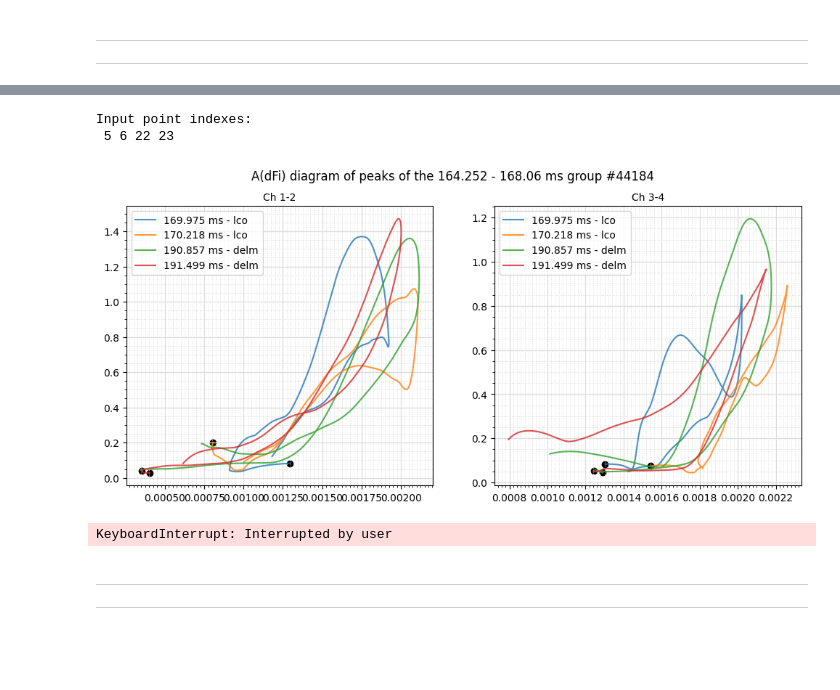
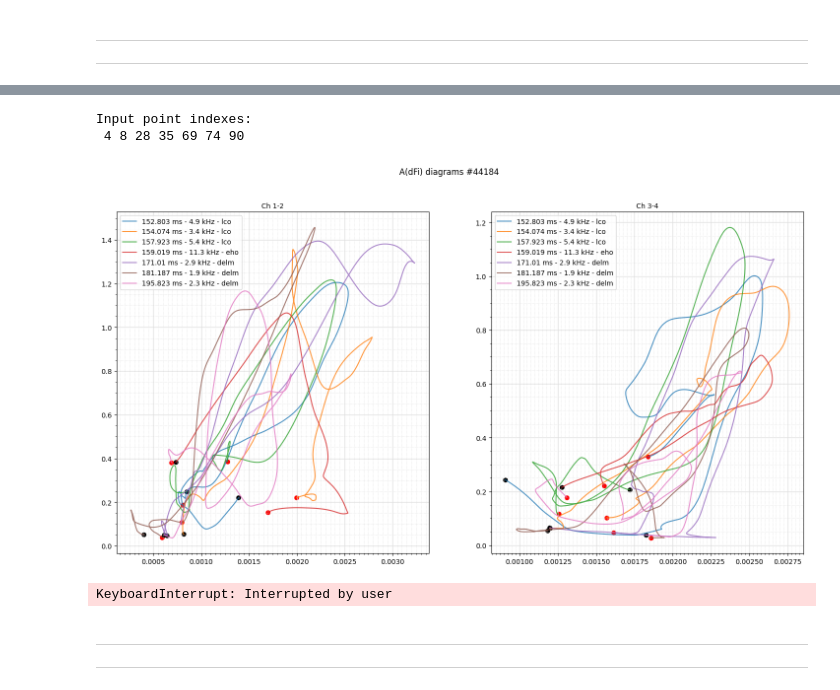
Before and after one commit to feodorrussia/Plasma_analysis, a Jupyter notebook: Marking sys_v4.ipynb, the cells around one changed output, grey strips where cells are left out. Saved outputs shown, nothing was run; the diff lists cells and outputs as text; code cells hidden in the pictures; blank space fills up the shorter version.

```diff
--- a/Marking sys_v4.ipynb
+++ b/Marking sys_v4.ipynb
@@ -756,13 +116,8 @@ for ind in range(1, len(channels) + 1, 2):
     c_data = filt_signal(i_data, 5, w) + filt_signal(q_data, 5, w)*1j
 
     fi_data = np.angle(c_data)
-    # coef = 1
-    # for i in range(1, fi_data.shape[0]):
-    #     if q_data[i] * q_data[i - 1] <= 0:
-    #         coef *= -1
-    #     fi_data[i] *= coef
 
-    dbs_df[f"ch{ind}_A"] = smooth_steklov(np.abs(c_data), smooth_lenght, 1)
+    dbs_df[f"ch{ind}_A"] = smooth_steklov(np.abs(c_data), smooth_lenght, 0.5)
     dbs_df[f"ch{ind}_dfi"] = smooth_steklov(np.concatenate([np.abs(np.diff(fi_data)), [0]]), smooth_lenght, 0.35)  # np.concatenate([np.diff(), [0]]) smooth_gauss(np.concatenate([filt_signal(np.diff(np.angle(c_data)), 5, w), [0]]), 300)
 
 dbs_df.describe()
@@ -879,10 +234,10 @@ print(len(res_slices_edges))
 ---
 ---
 # %%
-start_ind = 12  # 0
+start_ind = 9  # 0
 
 for ind in range(start_ind, res_slices_edges.shape[0]):
-    l_edge, r_edge = res_slices_edges[ind]
+    l_edge, r_edge = 195760, 195850  # res_slices_edges[ind]
     plot_l_edge, plot_r_edge = l_edge, r_edge
 
     if plot_r_edge - plot_l_edge < 1000:
@@ -1028,36 +387,52 @@ print(points_df)
 # %%
 time_points = points_df.timepoint.to_numpy()
 marks = points_df.mark.to_numpy()
+frequencies = points_df["fr, kHz"].to_numpy()
 
 comm = input("Input point indexes:\n")
 while len(comm) > 0:
     diagram_points_ind = list(map(int, comm.strip().split()))
     diagram_points = time_points[diagram_points_ind]
 
-    fig, axs = plt.subplots(ncols=len(channels[::2]), gridspec_kw={'hspace': 0.2})  # , sharex=True
-    fig.set_figwidth(12)
-    fig.set_figheight(5)
+    fig, axs = plt.subplots(ncols=len(channels[::2]), gridspec_kw={'hspace': 0.1})  # , sharex=True
+    fig.set_figwidth(18)
+    fig.set_figheight(9)
 
     fig.suptitle(f"A(dFi) diagrams #{F_ID}")
     for ax_i, ch_i in enumerate(channels[::2]):
         axs[ax_i].set_title(f"Ch {ch_i}-{ch_i + 1}", fontsize="medium")
         for p_i in range(len(diagram_points)):
-            time_mask = np.array((dbs_df.t * 1e6 >= diagram_points[p_i] - 100) & (dbs_df.t * 1e6 <= diagram_points[p_i] + 50))
+            if marks[diagram_points_ind[p_i]] == "delm":
+                step_out = [130, 50]
+            elif marks[diagram_points_ind[p_i]] == "lco":
+                step_out = [100, 50]
+            elif marks[diagram_points_ind[p_i]] == "eho":
+                step_out = [45, 40]
+            else:
+                step_out = [100, 50]
+            time_mask = np.array((dbs_df.t * 1e6 >= diagram_points[p_i] - step_out[0]) & (dbs_df.t * 1e6 <= diagram_points[p_i] + step_out[1]))
             a = dbs_df[f"ch{ch_i}_A"][time_mask].to_numpy()
             dfi = dbs_df[f"ch{ch_i}_dfi"][time_mask].to_numpy()
-            axs[ax_i].plot(a, dfi, label=f"{diagram_points[p_i]/1e3} ms - {marks[diagram_points_ind[p_i]]}", alpha=0.8)
+            # print(dbs_df.t.to_numpy()[time_mask][9*40], dbs_df.t.to_numpy()[time_mask][16*40])
+            axs[ax_i].plot(a, dfi,
+                           label=f"{diagram_points[p_i]/1e3} ms - {frequencies[diagram_points_ind[p_i]]:.1f} kHz - {marks[diagram_points_ind[p_i]]}", alpha=0.8)
             axs[ax_i].scatter(a[0], dfi[0], color="k")
+            axs[ax_i].scatter(a[-1], dfi[-1], color="r")
+            # axs[ax_i].scatter(a[::40], dfi[::40], color="b", s=5)
         axs[ax_i].grid(which='major', color='#DDDDDD', linewidth=0.9)
         axs[ax_i].grid(which='minor', color='#DDDDDD', linestyle=':', linewidth=0.7)
         axs[ax_i].minorticks_on()
         axs[ax_i].xaxis.set_minor_locator(AutoMinorLocator(10))
         axs[ax_i].legend(loc='upper left')
     plt.show()
     comm = input("Input point indexes:\n")
+
+# 4 8 28 35 69 74 90
+# 195.763 195.833
 # %% [output]
 Input point indexes:
- 5 6 22 23
+ 4 8 28 35 69 74 90
-[figure, old version]
+[figure, new version]
 KeyboardInterrupt: Interrupted by user
 # %% [markdown]
 ---
```
Also changed, not shown: parts of 8 cells of this notebook.
